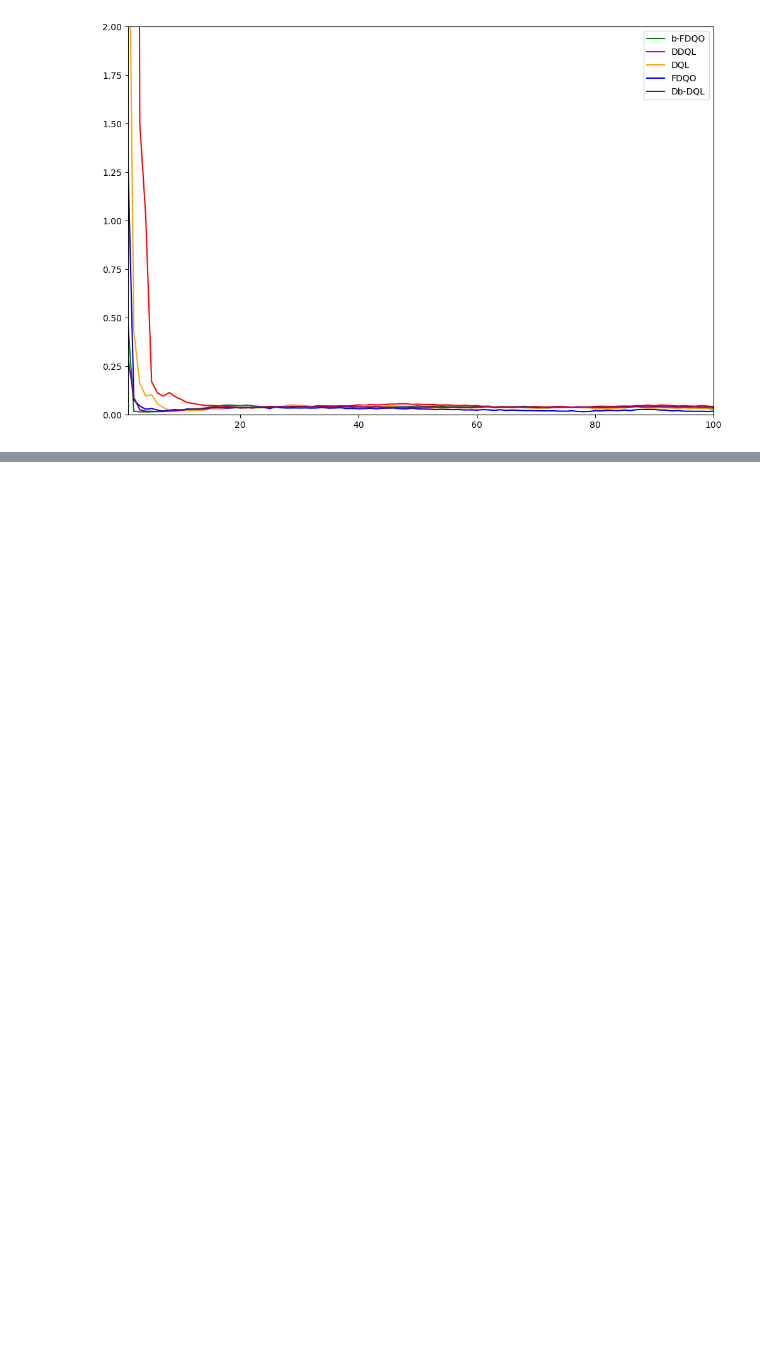
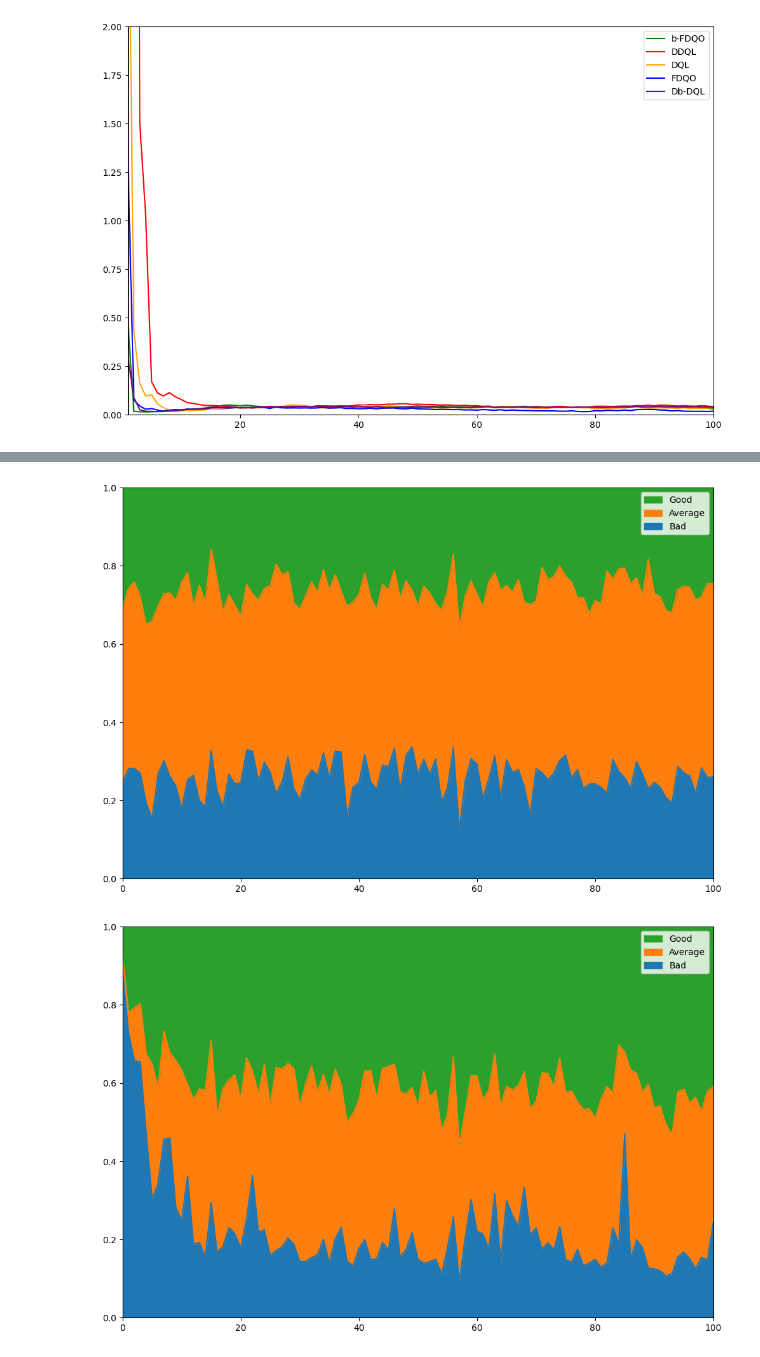
Before and after one commit to Tahuubinh/Offloading_to_Vehicles, a Jupyter notebook: Mec_ver4-main/code/csvFilesNorm/Plot_norm.ipynb, the cells around one changed output, grey strips where cells are left out. Drawn from its saved outputs; the diff is of its cells as text; code cells hidden in the pictures; blank space fills up the shorter version.

```diff
--- a/Mec_ver4-main/code/csvFilesNorm/Plot_norm.ipynb
+++ b/Mec_ver4-main/code/csvFilesNorm/Plot_norm.ipynb
@@ -866,0 +716,10 @@ plt.savefig("../../Pictures/Huber_loss.pdf")
+# %%
+draw_good_average_bad_area_plot("n_quality_tasks_RGreedy_M900_1000.csv")
+draw_good_average_bad_area_plot("n_quality_tasks_dql_M900_1000_mem25_4.csv")
+draw_good_average_bad_area_plot("n_quality_tasks_ddql_M900_1000_mem25_3.csv")
+draw_good_average_bad_area_plot("n_quality_tasks_bdql_M900_1000_dyn_e0.1_k0.3_que10k_b0.5.csv")
+draw_good_average_bad_area_plot("n_quality_tasks_fdqo_M900_1000_0.9_exlre0.0.csv")
+draw_good_average_bad_area_plot("n_quality_tasks_fdqo_M900_1000_baseline_0.5_dyn_e0.1_k0.3_que3k_b0.5_c0.9.csv")
+# %% [output]
+[figure, added]
+[figure, added]
```
Also changed, not shown: parts of 9 cells of this notebook, 26 other files.
